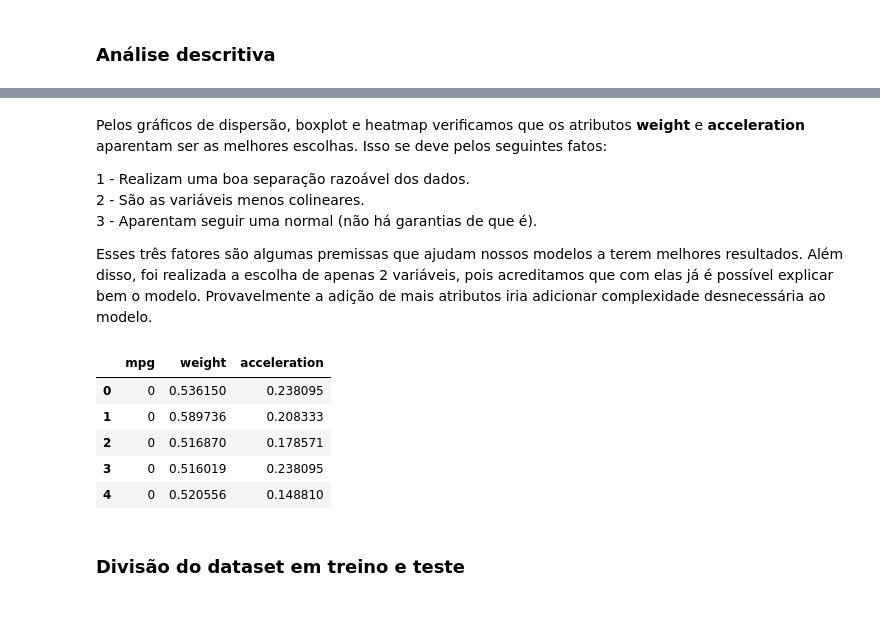
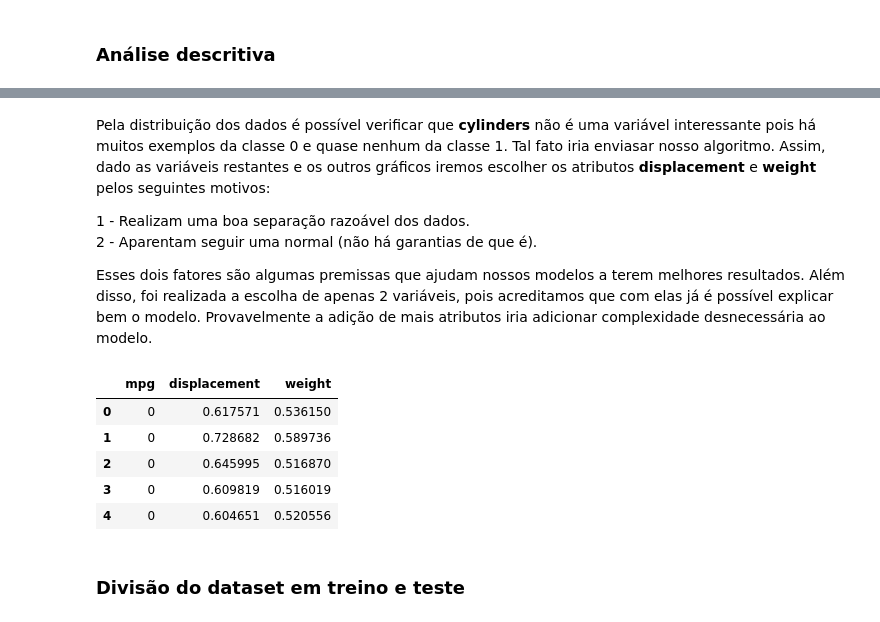
Before and after one commit to LucasSugi/data-science, a Jupyter notebook: exercicio_5/Auto.ipynb, the cells around one changed output, grey strips where cells are left out. Cells and saved outputs as stored; diff of their text form; code cells hidden in the pictures.

Commit message:
Change the attributes on model

```diff
--- a/exercicio_5/Auto.ipynb
+++ b/exercicio_5/Auto.ipynb
@@ -82,5 +100,5 @@ Dada a documentação do dataset e pesquisa realizada sobre os atributos, já ir
 # %%
 #Pré-selecao das variaveis
-cars2 = cars1.iloc[:,[0,2,3,4,5]].copy()
+cars2 = cars1.iloc[:,0:6].copy()
 cars2.head()
 # %% [output]
@@ -154,22 +172,21 @@ plt.show()
 # %% [markdown]
-Pelos gráficos de dispersão, boxplot e heatmap verificamos que os atributos __weight__ e __acceleration__ aparentam ser as melhores escolhas. Isso se deve pelos seguintes fatos:
+Pela distribuição dos dados é possível verificar que __cylinders__ não é uma variável interessante pois há muitos exemplos da classe 0 e quase nenhum da classe 1. Tal fato iria enviasar nosso algoritmo. Assim, dado as variáveis restantes e os outros gráficos iremos escolher os atributos __displacement__ e __weight__ pelos seguintes motivos:
 
 1 - Realizam uma boa separação razoável dos dados. <br>
-2 - São as variáveis menos colineares. <br>
-3 - Aparentam seguir uma normal (não há garantias de que é).
+2 - Aparentam seguir uma normal (não há garantias de que é).
 
-Esses três fatores são algumas premissas que ajudam nossos modelos a terem melhores resultados. Além disso, foi realizada a escolha de apenas 2 variáveis, pois acreditamos que com elas já é possível explicar bem o modelo. Provavelmente a adição de mais atributos iria adicionar complexidade desnecessária ao modelo.
+Esses dois fatores são algumas premissas que ajudam nossos modelos a terem melhores resultados. Além disso, foi realizada a escolha de apenas 2 variáveis, pois acreditamos que com elas já é possível explicar bem o modelo. Provavelmente a adição de mais atributos iria adicionar complexidade desnecessária ao modelo.
 # %%
 #Selecao de variaveis para modelagem
-cars3 = cars2.iloc[:,[0,3,4]].copy()
+cars3 = cars2.iloc[:,[0,2,4]].copy()
 cars3.head()
 # %% [output]
-|  | mpg | weight | acceleration |
-| 0 | 0 | 0.536150 | 0.238095 |
-| 1 | 0 | 0.589736 | 0.208333 |
-| 2 | 0 | 0.516870 | 0.178571 |
-| 3 | 0 | 0.516019 | 0.238095 |
-| 4 | 0 | 0.520556 | 0.148810 |
+|  | mpg | displacement | weight |
+| 0 | 0 | 0.617571 | 0.536150 |
+| 1 | 0 | 0.728682 | 0.589736 |
+| 2 | 0 | 0.645995 | 0.516870 |
+| 3 | 0 | 0.609819 | 0.516019 |
+| 4 | 0 | 0.604651 | 0.520556 |
 # %% [markdown]
 ### Divisão do dataset em treino e teste
 # %%
```
Also changed, not shown: parts of 11 cells of this notebook.
